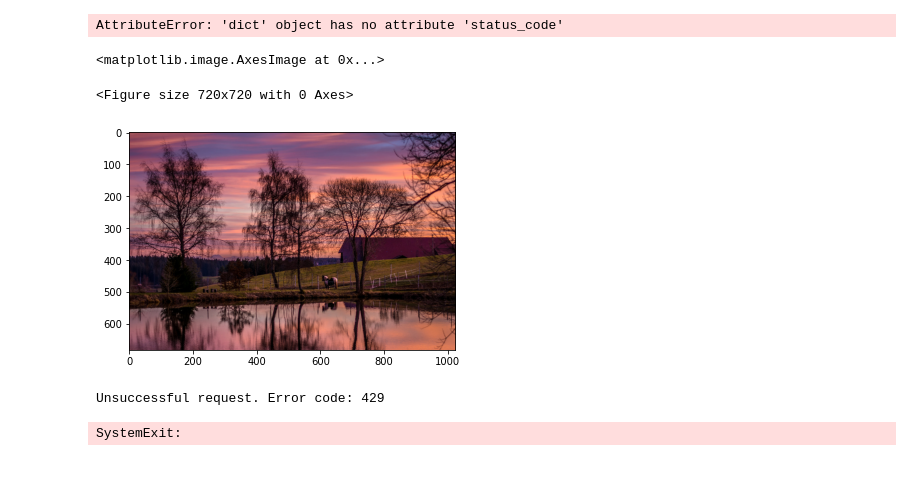
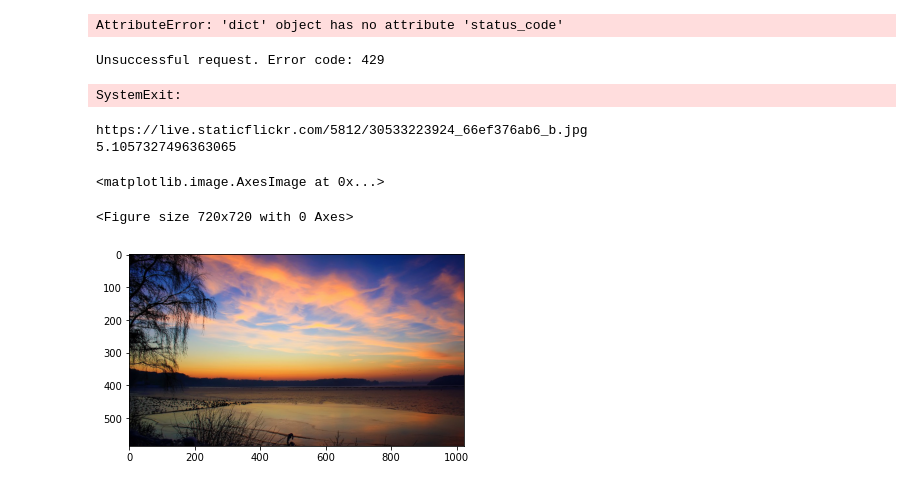
Before and after one commit to kvnshu/horizon, a Jupyter notebook: data-collection-test.ipynb, the cells around one changed output. Drawn from its saved outputs; the diff is of its cells as text; code cells hidden in the pictures.

Commit message:
refine score_sunset

```diff
--- a/data-collection-test.ipynb
+++ b/data-collection-test.ipynb
@@ -51,18 +51,6 @@ visualcrossing_api_url = "https://weather.visualcrossing.com/VisualCrossingWebSe
 weather_res = requests.get(visualcrossing_api_url)
 # %% [output]
 AttributeError: 'dict' object has no attribute 'status_code'
-# %%
-# display photo
-aPhoto = flickr_res['photos']['photo'][3]
-aImgUrl = f'https://live.staticflickr.com/{aPhoto["server"]}/{aPhoto["id"]}_{aPhoto["secret"]}_b.jpg'
-aFig = plt.figure(figsize=(10, 10))
-aPic = iio.imread(aImgUrl)
-fig = plt.figure()
-plt.imshow(aPic)
-# %% [output]
-<matplotlib.image.AxesImage at 0x...>
-<Figure size 720x720 with 0 Axes>
-[figure, removed]
 # %%
 # write weather data of picture to database
 if(weather_res.status_code < 200 or weather_res.status_code >= 300):
@@ -86,6 +74,49 @@ print(nearest_hour)
 # %% [output]
 Unsuccessful request. Error code: 429
 SystemExit:
+# %%
+# get systematic sample of pixels from image to analyze (every twenty pixel, for example)
+aPhoto = flickr_res['photos']['photo'][1]
+aImgUrl = f'https://live.staticflickr.com/{aPhoto["server"]}/{aPhoto["id"]}_{aPhoto["secret"]}_b.jpg'
+aPic = iio.imread(aImgUrl)
+
+length = aPic.shape[0]
+width = aPic.shape[1]
+scale = 5
+sys_sample_pic = aPic[0:length:scale, 0:width:scale, :]
+
+# analyze photo
+
+def score_sunset(image):
+    sunset_pixel_counter = 0
+    for i in range(image.shape[0]):
+        for j in range(image.shape[1]):
+            rVal = image[i,j,0]
+            gVal = image[i,j,1]
+            bVal = image[i,j,2]
+            hVal = colorsys.rgb_to_hls(rVal, gVal, bVal)[0]*360
+            if(hVal <= 45): # oranges are weighted less
+                sunset_pixel_counter += 0.7
+            elif(hVal >= 270): # reds and magentas are weighted fully
+                sunset_pixel_counter +=1
+
+    total_image_pixels = image.shape[1] *  image.shape[0]
+    sunset_score = ((sunset_pixel_counter / total_image_pixels) * 10)
+    return sunset_score
+
+print(aImgUrl)
+print(score_sunset(sys_sample_pic))
+
+# display photo
+aFig = plt.figure(figsize=(10, 10))
+fig = plt.figure()
+plt.imshow(aPic)
+# %% [output]
+https://live.staticflickr.com/5812/30533223924_66ef376ab6_b.jpg
+5.1057327496363065
+<matplotlib.image.AxesImage at 0x...>
+<Figure size 720x720 with 0 Axes>
+[figure, added]
 # %%
 # look at later for processing multiple images at once
 '''
```
Also changed, not shown: parts of 2 cells of this notebook.
